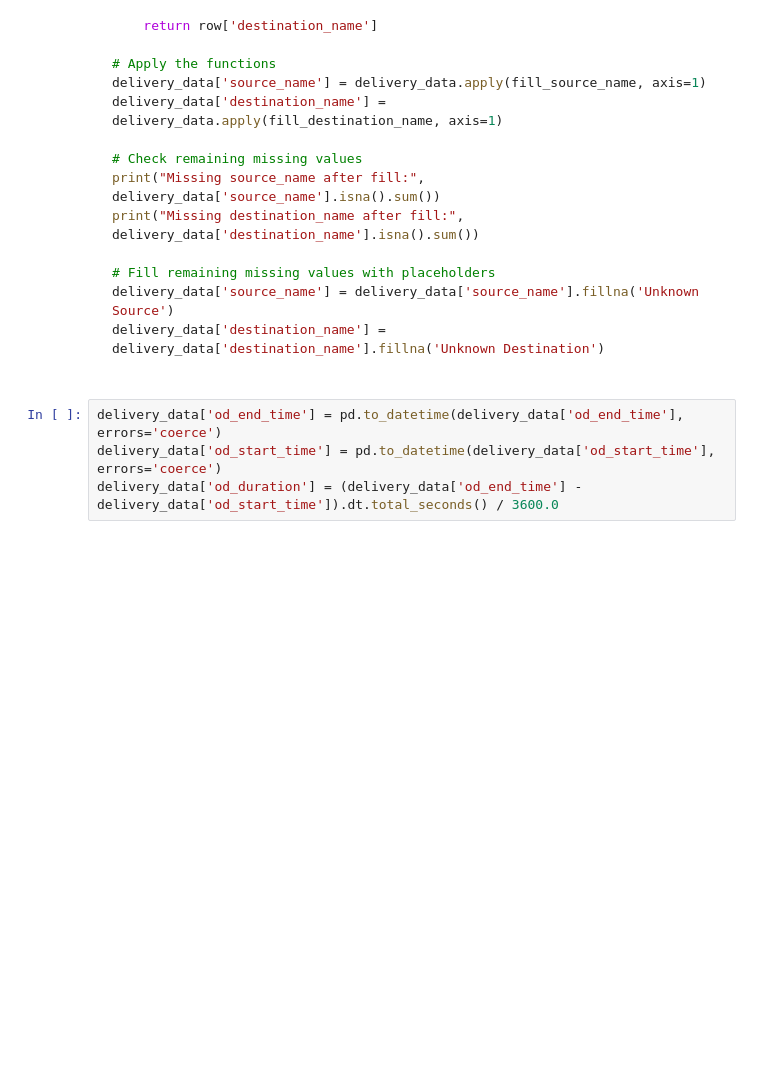
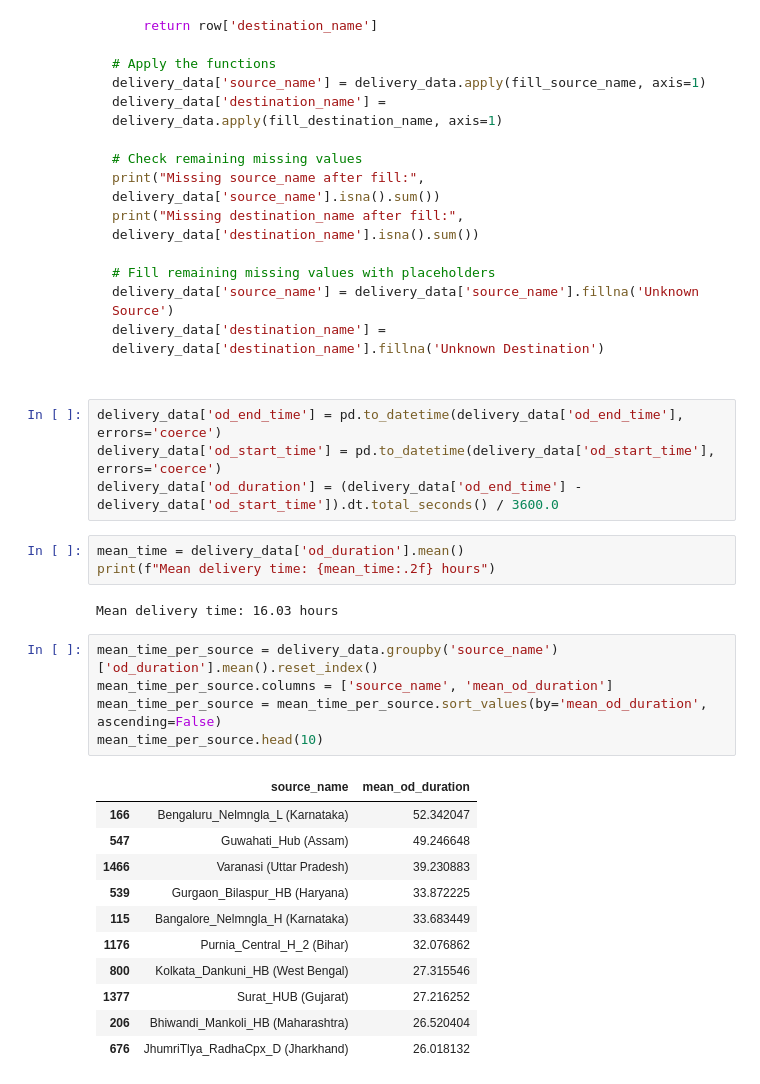
Before and after one commit to Angelitomixmatalosjaja/Delhivery-Logistics, a Jupyter notebook: logistic_delivery.ipynb, the cells around one changed output. Drawn from its saved outputs; the diff is of its cells as text; blank space fills up the shorter version.

```diff
--- a/logistic_delivery.ipynb
+++ b/logistic_delivery.ipynb
@@ -267,3 +272,25 @@ delivery_data['destination_name'] = delivery_data['destination_name'].fillna('Un
 delivery_data['od_end_time'] = pd.to_datetime(delivery_data['od_end_time'], errors='coerce')
 delivery_data['od_start_time'] = pd.to_datetime(delivery_data['od_start_time'], errors='coerce')
 delivery_data['od_duration'] = (delivery_data['od_end_time'] - delivery_data['od_start_time']).dt.total_seconds() / 3600.0
+# %%
+mean_time = delivery_data['od_duration'].mean()
+print(f"Mean delivery time: {mean_time:.2f} hours")
+# %% [output]
+Mean delivery time: 16.03 hours
+# %%
+mean_time_per_source = delivery_data.groupby('source_name')['od_duration'].mean().reset_index()
+mean_time_per_source.columns = ['source_name', 'mean_od_duration']
+mean_time_per_source = mean_time_per_source.sort_values(by='mean_od_duration', ascending=False)
+mean_time_per_source.head(10)
+# %% [output]
+|  | source_name | mean_od_duration |
+| 166 | Bengaluru_Nelmngla_L (Karnataka) | 52.342047 |
+| 547 | Guwahati_Hub (Assam) | 49.246648 |
+| 1466 | Varanasi (Uttar Pradesh) | 39.230883 |
+| 539 | Gurgaon_Bilaspur_HB (Haryana) | 33.872225 |
+| 115 | Bangalore_Nelmngla_H (Karnataka) | 33.683449 |
+| 1176 | Purnia_Central_H_2 (Bihar) | 32.076862 |
+| 800 | Kolkata_Dankuni_HB (West Bengal) | 27.315546 |
+| 1377 | Surat_HUB (Gujarat) | 27.216252 |
+| 206 | Bhiwandi_Mankoli_HB (Maharashtra) | 26.520404 |
+| 676 | JhumriTlya_RadhaCpx_D (Jharkhand) | 26.018132 |
```
Also changed, not shown: parts of 6 cells of this notebook.
